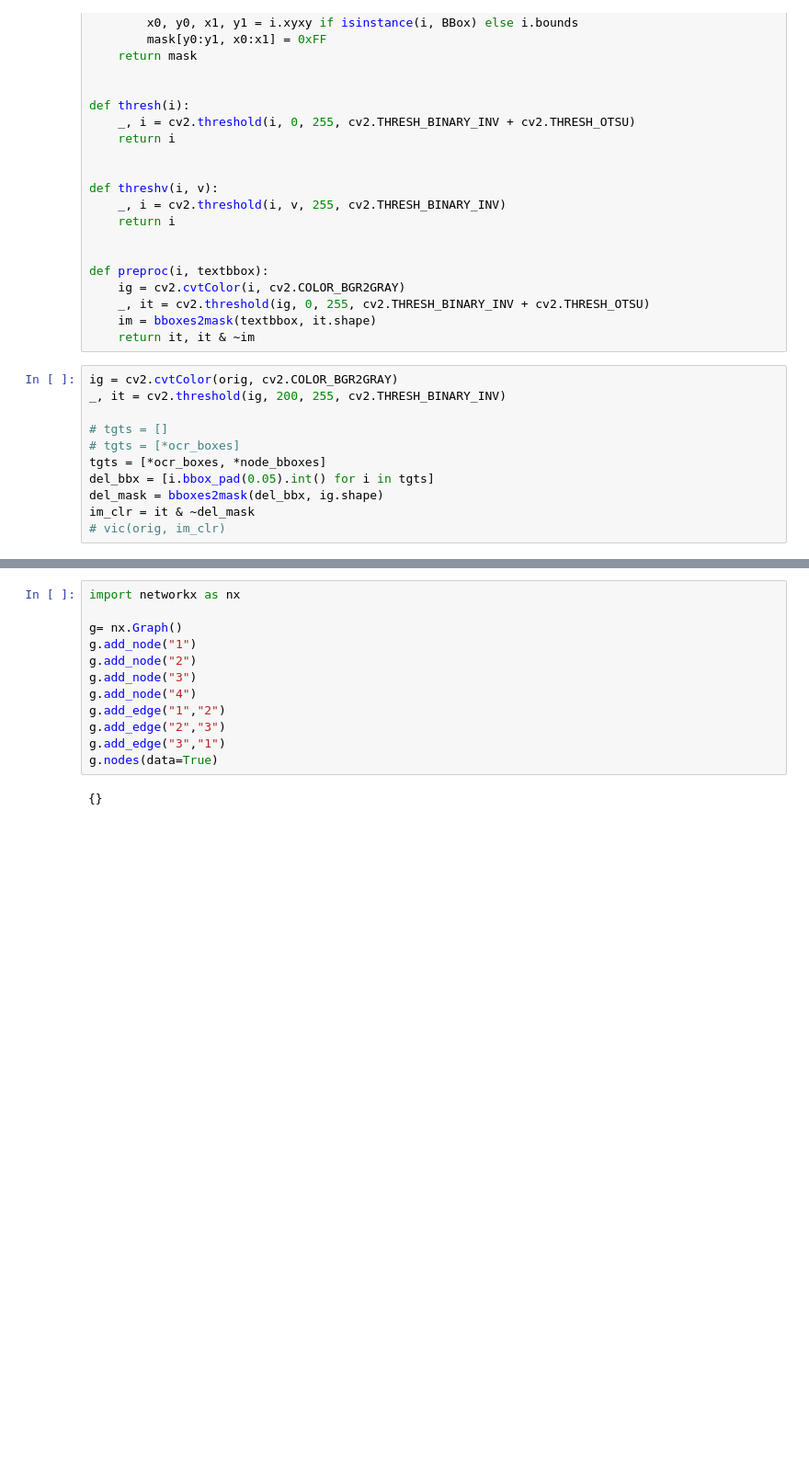
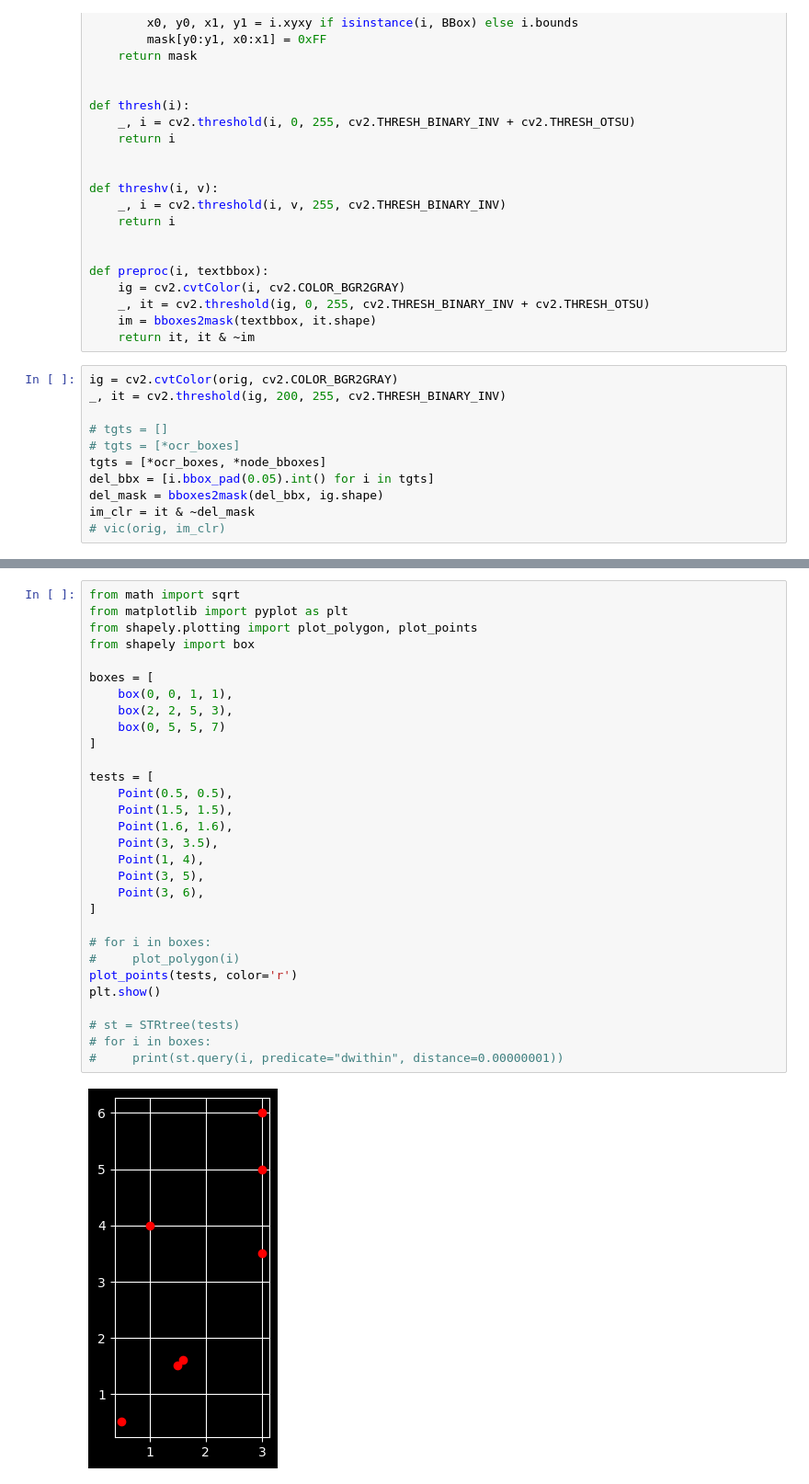
Before and after one commit to BardinPetr/kg-llm-rag, a Jupyter notebook: src/visual/analyze/demo.ipynb, the cells around one changed output, grey strips where cells are left out. Shown at 92% size. Saved outputs shown, nothing was run; the diff lists cells and outputs as text; blank space fills up the shorter version.

```diff
--- a/src/visual/analyze/demo.ipynb
+++ b/src/visual/analyze/demo.ipynb
@@ -392,14 +279,32 @@ vis(lg.vis(np.zeros_like(it)))
-# %%
-import networkx as nx
-
-g= nx.Graph()
-g.add_node("1")
-g.add_node("2")
-g.add_node("3")
-g.add_node("4")
-g.add_edge("1","2")
-g.add_edge("2","3")
-g.add_edge("3","1")
-g.nodes(data=True)
-# %% [output]
-{}
+# %%
+from math import sqrt
+from matplotlib import pyplot as plt
+from shapely.plotting import plot_polygon, plot_points
+from shapely import box
+
+boxes = [
+    box(0, 0, 1, 1),
+    box(2, 2, 5, 3),
+    box(0, 5, 5, 7)
+]
+
+tests = [
+    Point(0.5, 0.5),
+    Point(1.5, 1.5),
+    Point(1.6, 1.6),
+    Point(3, 3.5),
+    Point(1, 4),
+    Point(3, 5),
+    Point(3, 6),
+]
+
+# for i in boxes:
+#     plot_polygon(i)
+plot_points(tests, color='r')
+plt.show()
+
+# st = STRtree(tests)
+# for i in boxes:
+#     print(st.query(i, predicate="dwithin", distance=0.00000001))
+# %% [output]
+[figure, added]
```
Also changed, not shown: parts of 15 cells of this notebook, 1 other file.
